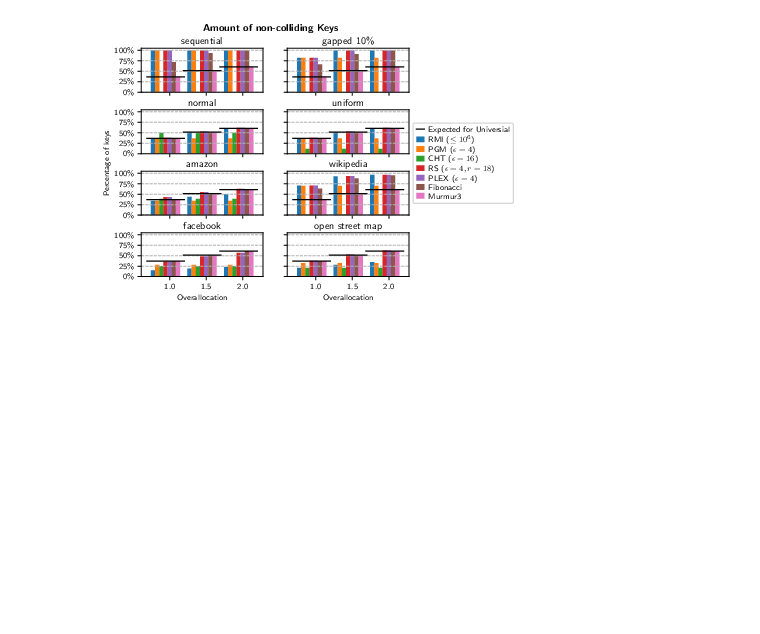
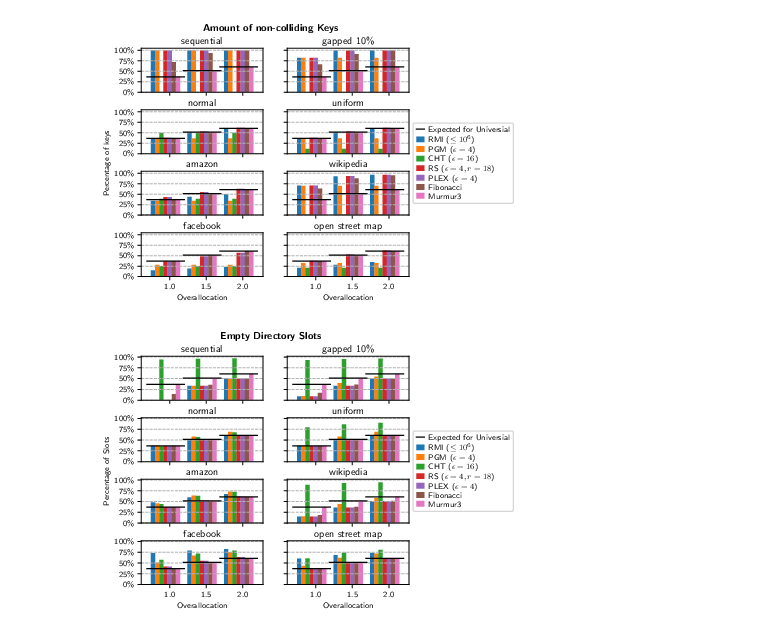
Before and after one commit to IlariaPilo/hashtable, a Jupyter notebook: results/plots.ipynb, the cells around one changed output. Saved outputs shown, nothing was run; the diff lists cells and outputs as text; code cells hidden in the pictures; blank space fills up the shorter version.

Commit message:
plot empty slots

```diff
--- a/results/plots.ipynb
+++ b/results/plots.ipynb
@@ -93,7 +93,8 @@ overallocation = "overallocation"
 
 winner_elems = "winner_elems"
 normalized_winner_elems = "normalized_winner_elems"
-empty_buckets = "empty_buckets"
+empty_slots = "empty_buckets"
+normalized_empty_slots = "normalized_empty_slots"
 colliding_elems = "colliding_elems"
 
 def buckets_with(cnt):
@@ -106,7 +107,8 @@ slots_df[dataset] = slots_df[label].apply(lambda x : x.split(":")[1])
 slots_df[dataset_order] = slots_df[dataset].apply(get_dataset_order)
 
 slots_df[normalized_winner_elems] = slots_df.apply(lambda x: x[winner_elems] / x[dataset_size], axis=1)
-slots_df[[func_name, dataset, dataset_size, overallocation, normalized_winner_elems, winner_elems, empty_buckets, buckets_with(1), buckets_with(2), colliding_elems]]
+slots_df[normalized_empty_slots] = slots_df.apply(lambda x: x[empty_slots] / (x[dataset_size] * x[overallocation]), axis=1)
+slots_df[[func_name, dataset, dataset_size, overallocation, normalized_winner_elems, winner_elems, empty_slots, normalized_empty_slots, buckets_with(1), buckets_with(2), colliding_elems]]
 # %% [output]
 |  | fn_name | dataset | dataset_size | overallocation | normalized_winner_elems | winner_elems | empty_buckets | ... |
 | 0 | rmi_hash_1000000 | seq | 200000000.0 | 1.0 | 1.000000 | 199999996.0 | 2.0 | ... |
@@ -188,3 +190,70 @@ def plot_winners(data):
 plot_winners(slots_df)
 # %% [output]
 [figure]
+# %%
+def plot_empty_slots(data):
+    rows = 4
+    cols = 2
+
+    fig, axs = plt.subplots(rows, cols, figsize=(fig_width*0.8, fig_height*rows*0.7), sharex=True, sharey=True)
+
+    data = data.sort_values(by=[dataset_order, dataset_size, overallocation])
+    for i, (ds, df) in enumerate(data.groupby([dataset], sort=False)):
+        ax = axs[int(i / cols)][i % cols]
+        ax.set_title(dataset_name(ds), pad=4)
+
+        overallocs = list(set(df[overallocation]))
+        overallocs.sort()
+        func_cnt = len(set(df[func_name]))
+        bar_width = 0.8 / func_cnt
+        for j, (name, df) in enumerate(df.groupby([func_name], sort=False)):
+            for k, (overalloc, df) in enumerate(df.groupby([overallocation], sort=False)):
+                ax.bar(
+                    data=df,
+                    x=k - (func_cnt/2 * bar_width) + (j * bar_width) - bar_width / 2,
+                    height=normalized_empty_slots,
+                    width=bar_width,
+                    label=human_func_name(name)
+                    if k == 0 else None,
+                    color=get_color(name)
+                )
+
+        # draw optima
+        for k, overalloc in enumerate([1.0, 1.5, 2.0]):
+            optimum_y = math.e**(-1/overalloc) # from theory section
+            min_x = k - (2 + func_cnt/2) * bar_width
+            max_x = k + func_cnt/2 * bar_width
+            # print(min_x, max_x)
+            ax.plot([min_x, max_x], [optimum_y, optimum_y], label="Expected for Universial" if k == 0 else None, linestyle="-", linewidth=1, color="black")
+
+        ax.set_yticks([0, 0.25, 0.5, 0.75, 1.0])
+        ax.set_xticks([0, 1, 2])
+        ax.set_xticklabels(overallocs)
+        ax.yaxis.set_major_formatter(PercentFormatter(xmax=1.0))
+        ax.grid(linestyle="--", axis="y", which="major")
+        if int(i/cols) == rows-1:
+            ax.set_xlabel("Overallocation")
+
+    h, l = axs[0][0].get_legend_handles_labels()
+    fig.legend(
+        h, l,
+        loc="center left",
+        bbox_to_anchor=(0.9, 0.5),
+        ncol=1,
+        borderpad=0.4,
+        labelspacing=0.2,
+        handlelength=1.0,
+        handletextpad=0.5,
+        columnspacing=0.7
+    )
+
+    fig.suptitle(f"Empty Directory Slots", y=0.96, fontweight="bold")
+    fig.text(0.015, 0.5, 'Percentage of Slots', va='center', rotation='vertical')
+
+    fig.subplots_adjust(hspace=0.4)
+    fig.savefig("empty_slots.pdf", bbox_inches="tight", dpi=300)
+    fig.savefig("empty_slots.pgf", bbox_inches="tight", dpi=300)
+
+plot_empty_slots(slots_df)
+# %% [output]
+[figure, added]
```
Also changed, not shown: parts of 1 cell of this notebook.
